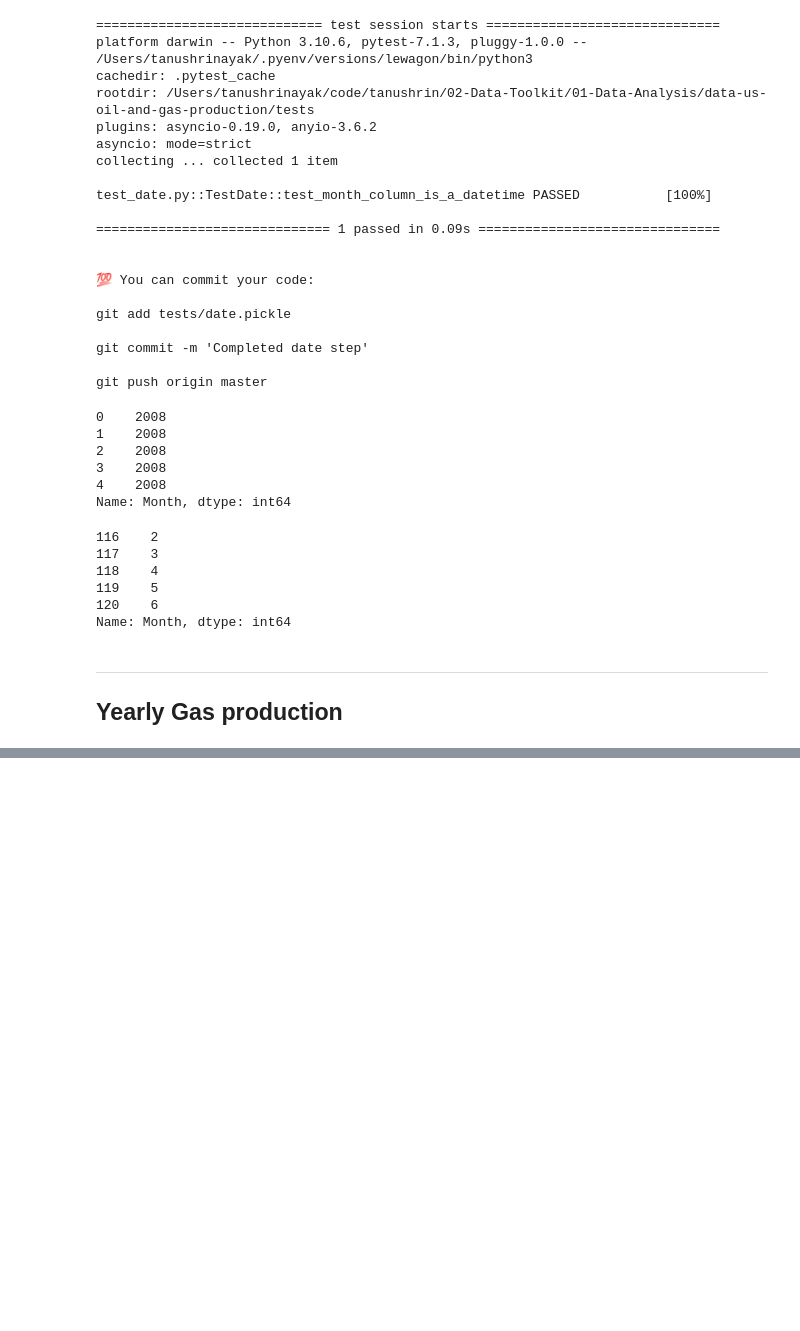
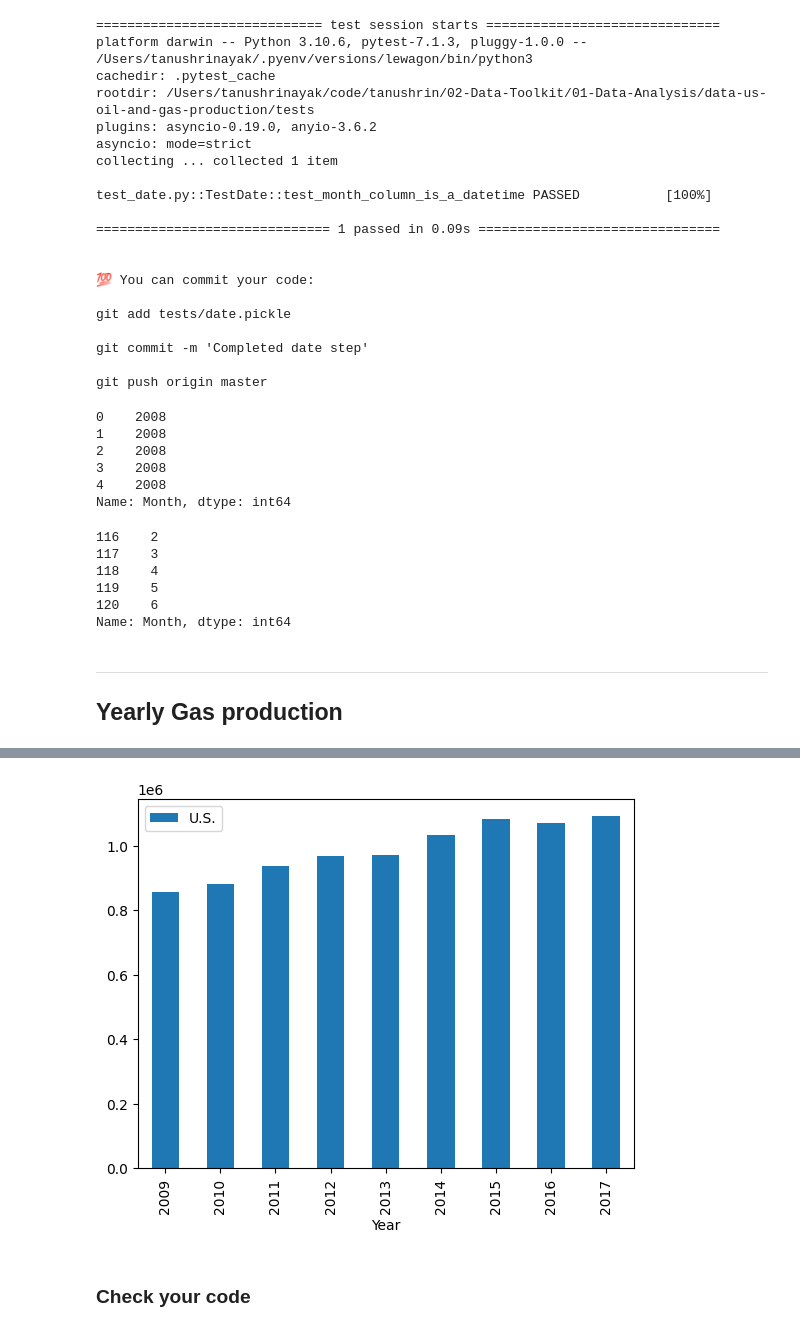
Before and after one commit to tanushrin/data-us-oil-and-gas-production, a Jupyter notebook: oil_and_gas.ipynb, the cells around one changed output, grey strips where cells are left out. Drawn from its saved outputs; the diff is of its cells as text; code cells hidden in the pictures; blank space fills up the shorter version.

```diff
--- a/oil_and_gas.ipynb
+++ b/oil_and_gas.ipynb
@@ -184,0 +210,4 @@ git push origin master
+# %%
+yearly_gas_df.info()
+filtered_yearly_gas_df = yearly_gas_df[1:10]
+filtered_yearly_gas_df
@@ -184,0 +243,7 @@ git push origin master
+# %%
+plot1 = filtered_yearly_gas_df.filter(items=['U.S.']).plot(kind="bar")
+plot1.set_xlabel("Year");
+# %% [output]
+[figure, added]
+# %% [markdown]
+### Check your code
```
Also changed, not shown: parts of 7 cells of this notebook, 1 other file.
